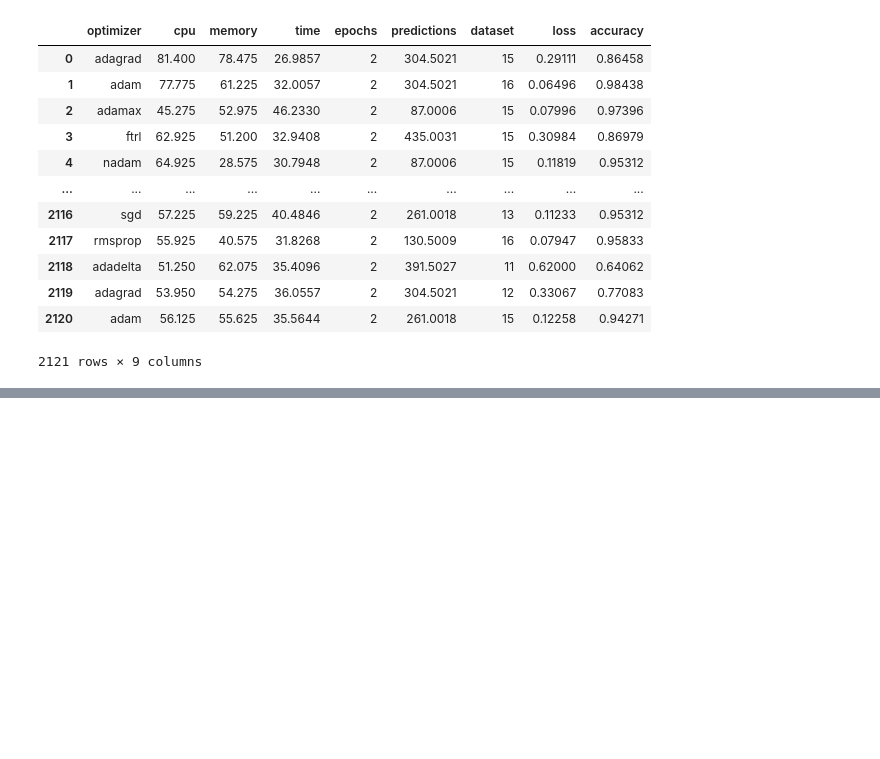
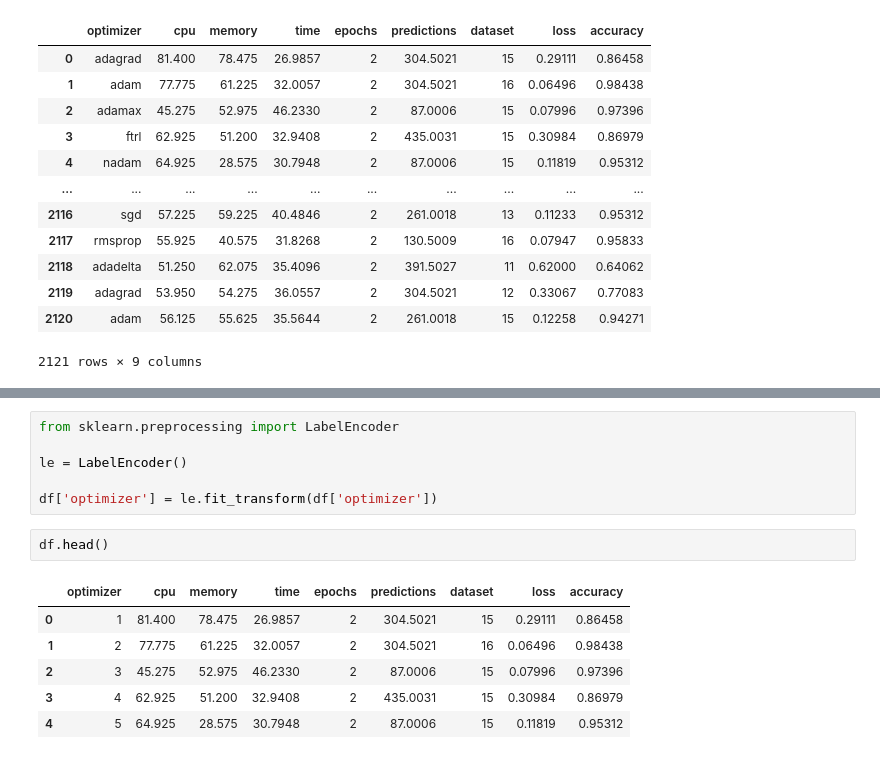
Before and after one commit to it21053528/Fiverr-Freelancing, a Jupyter notebook: Nimendrak/model.ipynb, the cells around one changed output, grey strips where cells are left out. Saved outputs shown, nothing was run; the diff lists cells and outputs as text; blank space fills up the shorter version.

```diff
--- a/Nimendrak/model.ipynb
+++ b/Nimendrak/model.ipynb
@@ -24,0 +83,15 @@ df
+# %%
+from sklearn.preprocessing import LabelEncoder
+
+le = LabelEncoder()
+
+df['optimizer'] = le.fit_transform(df['optimizer'])
+# %%
+df.head()
+# %% [output]
+|  | optimizer | cpu | memory | time | epochs | predictions | dataset | loss | accuracy |
+| 0 | 1 | 81.400 | 78.475 | 26.9857 | 2 | 304.5021 | 15 | 0.29111 | 0.86458 |
+| 1 | 2 | 77.775 | 61.225 | 32.0057 | 2 | 304.5021 | 16 | 0.06496 | 0.98438 |
+| 2 | 3 | 45.275 | 52.975 | 46.2330 | 2 | 87.0006 | 15 | 0.07996 | 0.97396 |
+| 3 | 4 | 62.925 | 51.200 | 32.9408 | 2 | 435.0031 | 15 | 0.30984 | 0.86979 |
+| 4 | 5 | 64.925 | 28.575 | 30.7948 | 2 | 87.0006 | 15 | 0.11819 | 0.95312 |
```
Also changed, not shown: parts of 14 cells of this notebook.
